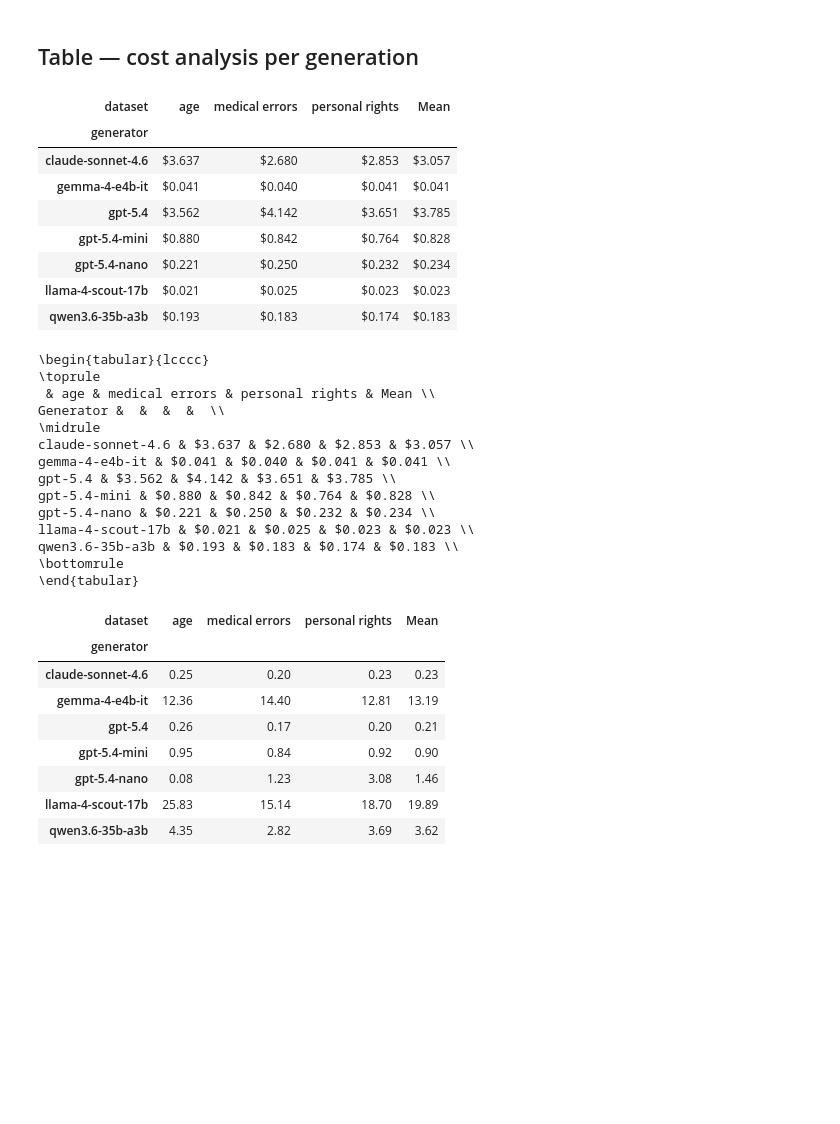
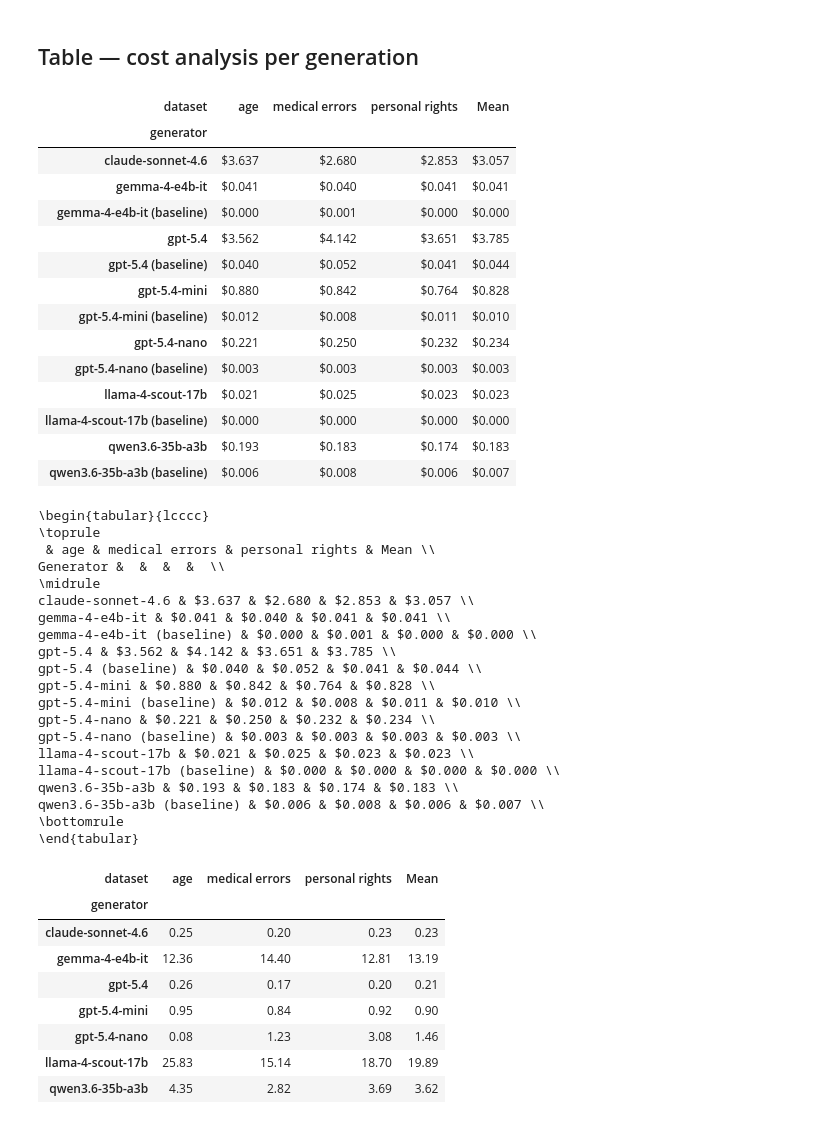
Before and after one commit to pwr-ai/schematize, a Jupyter notebook: notebooks/single_run_analysis.ipynb, the cells around one changed output. Saved outputs shown, nothing was run; the diff lists cells and outputs as text; code cells hidden in the pictures; blank space fills up the shorter version.

```diff
--- a/notebooks/single_run_analysis.ipynb
+++ b/notebooks/single_run_analysis.ipynb
@@ -203,8 +240,13 @@ Saved: /home/asawczyn/dev/schematize/outputs/figures/single_run_coverage_by_sche
 last_idx = df.groupby(["evaluator", "generator", "dataset"])["schema_index"].transform("max")
 final_df = df[df["schema_index"] == last_idx]
 
+combined_df = pd.concat(
+    [final_df[["generator", "dataset", "coverage"]], baseline_df[["generator", "dataset", "coverage"]]],
+    ignore_index=True,
+)
+
 pivot = (
-    final_df.groupby(["generator", "dataset"])["coverage"]
+    combined_df.groupby(["generator", "dataset"])["coverage"]
     .mean()
     .unstack("dataset")
     .rename(columns=lambda c: fmt_label(c))
@@ -247,6 +301,7 @@ qwen3.6-35b-a3b & 83.9% & 51.5% & 64.0% & 66.5% \\
 ## Table — cost analysis per generation
 # %%
 GENERATED_DIR = ROOT / "outputs" / "generated_schemas"
+BASELINE_DIR = ROOT / "outputs" / "baseline"
 
 # Price per 1M tokens (input, cached_input, output) — short context
 # llama, qwen, gemma pricing taken from https://pricepertoken.com/
@@ -261,27 +316,29 @@ PRICING = {
 }
 
 cost_records = []
-for p in sorted(GENERATED_DIR.glob("*/*/state.json")):
-    generator = p.parent.parent.name
-    dataset   = p.parent.name
-    usage     = json.loads(p.read_text()).get("token_usage", [])
-    in_tok    = sum(u["input_tokens"]  for u in usage)
-    out_tok   = sum(u["output_tokens"] for u in usage)
-    cache_tok = sum(u.get("input_token_details", {}).get("cache_read", 0) for u in usage)
-    price     = PRICING.get(generator)
-    if price:
-        p_in, p_cache, p_out = price
-        cost = ((in_tok - cache_tok) * p_in + cache_tok * p_cache + out_tok * p_out) / 1e6
-    else:
-        cost = None
-    cost_records.append({
-        "generator":   generator,
-        "dataset":     fmt_label(dataset),
-        "input_tok":   in_tok,
-        "cache_tok":   cache_tok,
-        "output_tok":  out_tok,
-        "cost_usd":    cost,
-    })
+for base_dir, suffix in [(GENERATED_DIR, ""), (BASELINE_DIR, " (baseline)")]:
+    for p in sorted(base_dir.glob("*/*/state.json")):
+        generator = p.parent.parent.name
+        dataset   = p.parent.name
+        state     = json.loads(p.read_text())
+        usage     = state.get("token_usage", [])
+        in_tok    = sum(u["input_tokens"]  for u in usage)
+        out_tok   = sum(u["output_tokens"] for u in usage)
+        cache_tok = sum(u.get("input_token_details", {}).get("cache_read", 0) for u in usage)
+        price     = PRICING.get(generator)
+        if price and usage:
+            p_in, p_cache, p_out = price
+            cost = ((in_tok - cache_tok) * p_in + cache_tok * p_cache + out_tok * p_out) / 1e6
+        else:
+            cost = None
+        cost_records.append({
+            "generator":   generator + suffix,
+            "dataset":     fmt_label(dataset),
+            "input_tok":   in_tok,
+            "cache_tok":   cache_tok,
+            "output_tok":  out_tok,
+            "cost_usd":    cost,
+        })
 
 cost_df = pd.DataFrame(cost_records)
 
@@ -290,39 +347,46 @@ value_col = "cost_usd" if show_cost else "input_tok"
 fmt       = "${:.3f}" if show_cost else "{:,.0f}"
 
 pivot_cost = cost_df.pivot_table(index="generator", columns="dataset", values=value_col)
 pivot_cost["Mean"] = pivot_cost.mean(axis=1)
 display(pivot_cost.map(fmt.format))
 
 print(
     pivot_cost
     .rename_axis("Generator")
     .rename_axis(None, axis=1)
     .map(fmt.format)
     .to_latex(column_format="l" + "c" * len(pivot_cost.columns))
 )
 
 if show_cost:
-    rate_pivot = pivot.drop(columns="Mean") / pivot_cost.drop(columns="Mean")
+    non_baseline = [g for g in pivot.index if not g.endswith(" (baseline)")]
+    rate_pivot = pivot.loc[non_baseline].drop(columns="Mean") / pivot_cost.loc[non_baseline].drop(columns="Mean")
     rate_pivot["Mean"] = rate_pivot.mean(axis=1)
     display(rate_pivot.map("{:.2f}".format))
 
     print(
         rate_pivot
         .rename_axis("Generator")
         .rename_axis(None, axis=1)
         .map("{:.2f}".format)
         .to_latex(column_format="l" + "c" * len(rate_pivot.columns))
     )
 # %% [output]
 | dataset | age | medical errors | personal rights | Mean |
 | generator |  |  |  |  |
 | claude-sonnet-4.6 | $3.637 | $2.680 | $2.853 | $3.057 |
 | gemma-4-e4b-it | $0.041 | $0.040 | $0.041 | $0.041 |
+| gemma-4-e4b-it (baseline) | $0.000 | $0.001 | $0.000 | $0.000 |
 | gpt-5.4 | $3.562 | $4.142 | $3.651 | $3.785 |
+| gpt-5.4 (baseline) | $0.040 | $0.052 | $0.041 | $0.044 |
 | gpt-5.4-mini | $0.880 | $0.842 | $0.764 | $0.828 |
+| gpt-5.4-mini (baseline) | $0.012 | $0.008 | $0.011 | $0.010 |
 | gpt-5.4-nano | $0.221 | $0.250 | $0.232 | $0.234 |
+| gpt-5.4-nano (baseline) | $0.003 | $0.003 | $0.003 | $0.003 |
 | llama-4-scout-17b | $0.021 | $0.025 | $0.023 | $0.023 |
+| llama-4-scout-17b (baseline) | $0.000 | $0.000 | $0.000 | $0.000 |
 | qwen3.6-35b-a3b | $0.193 | $0.183 | $0.174 | $0.183 |
+| qwen3.6-35b-a3b (baseline) | $0.006 | $0.008 | $0.006 | $0.007 |
 \begin{tabular}{lcccc}
 \toprule
  & age & medical errors & personal rights & Mean \\
@@ -330,11 +394,17 @@ Generator &  &  &  &  \\
 \midrule
 claude-sonnet-4.6 & $3.637 & $2.680 & $2.853 & $3.057 \\
 gemma-4-e4b-it & $0.041 & $0.040 & $0.041 & $0.041 \\
+gemma-4-e4b-it (baseline) & $0.000 & $0.001 & $0.000 & $0.000 \\
 gpt-5.4 & $3.562 & $4.142 & $3.651 & $3.785 \\
+gpt-5.4 (baseline) & $0.040 & $0.052 & $0.041 & $0.044 \\
 gpt-5.4-mini & $0.880 & $0.842 & $0.764 & $0.828 \\
+gpt-5.4-mini (baseline) & $0.012 & $0.008 & $0.011 & $0.010 \\
 gpt-5.4-nano & $0.221 & $0.250 & $0.232 & $0.234 \\
+gpt-5.4-nano (baseline) & $0.003 & $0.003 & $0.003 & $0.003 \\
 llama-4-scout-17b & $0.021 & $0.025 & $0.023 & $0.023 \\
+llama-4-scout-17b (baseline) & $0.000 & $0.000 & $0.000 & $0.000 \\
 qwen3.6-35b-a3b & $0.193 & $0.183 & $0.174 & $0.183 \\
+qwen3.6-35b-a3b (baseline) & $0.006 & $0.008 & $0.006 & $0.007 \\
 \bottomrule
 \end{tabular}
 | dataset | age | medical errors | personal rights | Mean |
```
Also changed, not shown: parts of 2 cells of this notebook, 5 other files.
